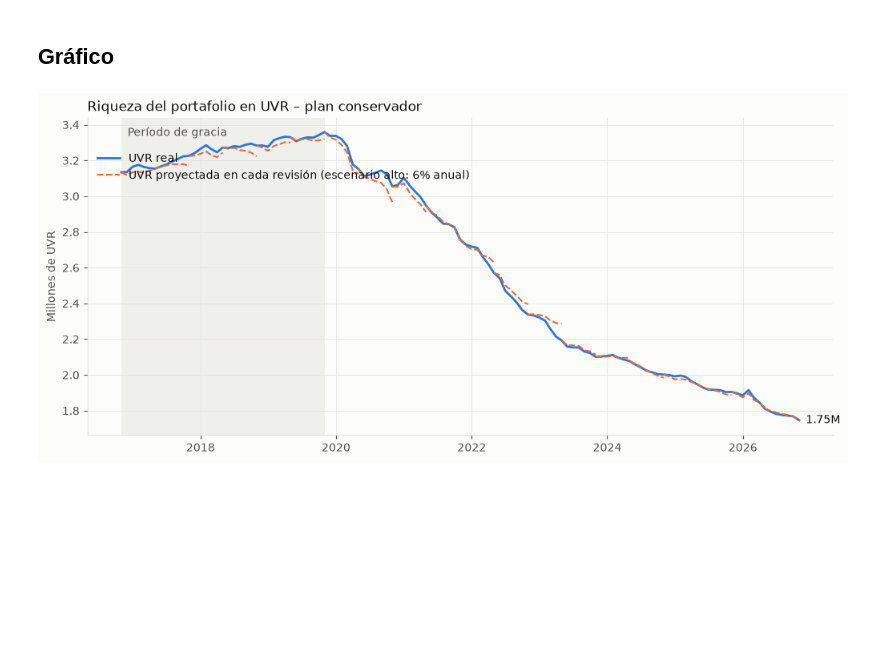
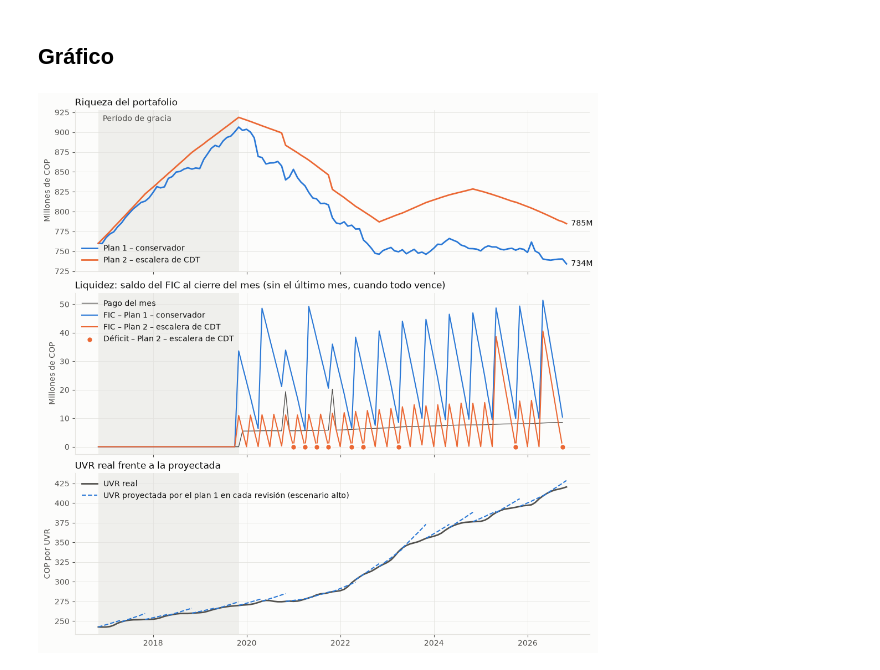
Before and after one commit to Efrain-J/seleccion-portafolio, a Jupyter notebook: notebooks/backtest_conservative.ipynb, the cells around one changed output. Cells and saved outputs as stored; diff of their text form; code cells hidden in the pictures; blank space fills up the shorter version.

```diff
--- a/notebooks/backtest_conservative.ipynb
+++ b/notebooks/backtest_conservative.ipynb
@@ -11,16 +14,22 @@ import pandas as pd
 
 from uvr_loan.cashflows import decision_months, month_to_period
 from uvr_loan.config import RESULTS_DIR, load_assumptions
+from uvr_loan.data.cleaning import load_monthly_panel
 from uvr_loan.inflation import project_uvr, scenarios
 
 cfg = load_assumptions()
 bt = cfg["backtest"]
 k = bt["rebalance_every"]
 scenario = cfg["conservative"]["liquidity_scenario"]
-inflation = scenarios(cfg)[scenario]
+panel = load_monthly_panel(cfg)  # UVR history before each review
 
-results = pd.read_csv(RESULTS_DIR / "backtest_conservative.csv")
-results["date"] = pd.PeriodIndex(results["period"], freq="M").to_timestamp(how="end").normalize()
-results.head()
+PLANS = {"conservative": "Plan 1 – conservador", "cdt_ladder": "Plan 2 – escalera de CDT"}
+results = {}
+for plan in PLANS:
+    df = pd.read_csv(RESULTS_DIR / f"backtest_{plan}.csv")
+    df["date"] = pd.PeriodIndex(df["period"], freq="M").to_timestamp(how="end").normalize()
+    results[plan] = df
+dates = results["conservative"]["date"]
+results["cdt_ladder"].head()
 # %% [output]
 |  | month | period | uvr | payment_cop | shortfall | fic | cdt | etf | wealth | review | ... |
@@ -34,11 +43,12 @@ results.head()
 
 Un tramo por revisión τ: los meses τ … τ + k, empezando en la UVR real de τ.
 # %%
-uvr_real = results.set_index("month")["uvr"]
+uvr_real = results["conservative"].set_index("month")["uvr"]
 
 
 def projection(tau: int) -> pd.Series:
     months = range(tau, tau + k + 1)
+    inflation = scenarios(cfg, panel.loc[: month_to_period(bt["t0"], tau), "uvr"])[scenario]
     values = [uvr_real[tau], *project_uvr(uvr_real[tau], inflation, k)]
     dates = [month_to_period(bt["t0"], m).to_timestamp(how="end").normalize() for m in months]
     return pd.Series(values, index=dates)
@@ -49,6 +59,7 @@ projections = [projection(tau) for tau in decision_months(bt)]
 ## Gráfico
 # %%
 BLUE, ORANGE = "#2a78d6", "#eb6834"
+COLORS = {"conservative": BLUE, "cdt_ladder": ORANGE}  # one color per plan, in both panels
 SCENARIO_NAMES = {"base": "base", "high": "alto", "low": "bajo"}
 TEXT, TEXT_2, GRID, SURFACE = "#0b0b0b", "#52514e", "#e4e3df", "#fcfcfb"
 
@@ -57,61 +68,80 @@ plt.rcParams.update(
         "figure.facecolor": SURFACE,
         "axes.facecolor": SURFACE,
         "axes.edgecolor": GRID,
         "axes.labelcolor": TEXT_2,
         "axes.titlecolor": TEXT,
         "xtick.color": TEXT_2,
         "ytick.color": TEXT_2,
         "axes.spines.top": False,
         "axes.spines.right": False,
         "axes.grid": True,
         "grid.color": GRID,
         "grid.linewidth": 0.6,
         "font.size": 10,
     }
 )
 
 grace_end = month_to_period(bt["t0"], cfg["loan"]["grace_months"]).to_timestamp(how="end")
+fig, (ax_w, ax_l, ax_u) = plt.subplots(3, 1, sharex=True, figsize=(10, 10), constrained_layout=True)
 
+for ax in (ax_w, ax_l, ax_u):
+    ax.axvspan(dates.iloc[0], grace_end, color=GRID, alpha=0.5, lw=0)
+ax_w.text(
+    dates.iloc[0], 0.97, "  Período de gracia", transform=ax_w.get_xaxis_transform(), va="top", color=TEXT_2
+)
 
-def shade_grace(ax):
-    ax.axvspan(results["date"].iloc[0], grace_end, color=GRID, alpha=0.5, lw=0)
-    ax.text(
-        results["date"].iloc[0],
-        0.97,
-        "  Período de gracia",
-        transform=ax.get_xaxis_transform(),
-        va="top",
-        color=TEXT_2,
+# Riqueza de cada plan
+for plan, df in results.items():
+    ax_w.plot(df["date"], df["wealth"] / 1e6, color=COLORS[plan], lw=2, label=PLANS[plan])
+    last = df.iloc[-1]
+    ax_w.annotate(
+        f"{last['wealth'] / 1e6:,.0f}M",
+        (last["date"], last["wealth"] / 1e6),
+        xytext=(6, 0),
+        textcoords="offset points",
+        va="center",
+        color=TEXT,
     )
+ax_w.set_title("Riqueza del portafolio", loc="left")
+ax_w.set_ylabel("Millones de COP")
+ax_w.legend(frameon=False, loc="lower left", labelcolor=TEXT)
 
+# Liquidez: saldo del FIC de cada plan y pago del mes (neutral: es el mismo para los dos planes).
+# Sin el último mes: en el mes H vencen todos los CDT y la escala no dejaría ver el resto.
+last_month = bt["horizon_months"]
+payments = results["conservative"].query("month < @last_month")
+ax_l.plot(payments["date"], payments["payment_cop"] / 1e6, color=TEXT_2, lw=1, label="Pago del mes")
+for plan, df in results.items():
+    df = df[df["month"] < last_month]
+    ax_l.plot(df["date"], df["fic"] / 1e6, color=COLORS[plan], lw=1.5, label=f"FIC – {PLANS[plan]}")
+    short = df[df["shortfall"] > 0]
+    ax_l.scatter(
+        short["date"],
+        short["fic"] / 1e6,
+        s=64,
+        color=COLORS[plan],
+        edgecolor=SURFACE,
+        linewidth=2,
+        zorder=3,
+        label=f"Déficit – {PLANS[plan]}" if len(short) else None,
+    )
+ax_l.set_title("Liquidez: saldo del FIC al cierre del mes (sin el último mes, cuando todo vence)", loc="left")
+ax_l.set_ylabel("Millones de COP")
+ax_l.legend(frameon=False, loc="upper left", labelcolor=TEXT)
 
-# Riqueza en UVR: con la UVR real y con la UVR proyectada en cada revisión
-wealth = results.set_index("date")["wealth"]
-wealth_uvr_real = wealth / results.set_index("date")["uvr"]
-
-fig, ax = plt.subplots(figsize=(10, 4.5), constrained_layout=True)
-shade_grace(ax)
-ax.plot(wealth_uvr_real.index, wealth_uvr_real / 1e6, color=BLUE, lw=2, label="UVR real")
+# UVR real (neutral: no pertenece a ningún plan) y proyectada por el plan 1
+ax_u.plot(dates, uvr_real.values, color=TEXT_2, lw=2, label="UVR real")
 for i, p in enumerate(projections):
-    p = p[p.index.isin(wealth.index)]
     label = (
-        f"UVR proyectada en cada revisión (escenario {SCENARIO_NAMES[scenario]}: {inflation:.0%} anual)"
+        f"UVR proyectada por el plan 1 en cada revisión (escenario {SCENARIO_NAMES[scenario]})"
         if i == 0
         else None
     )
-    ax.plot(p.index, wealth[p.index] / p.values / 1e6, color=ORANGE, lw=1.5, ls="--", label=label)
-ax.annotate(
-    f"{wealth_uvr_real.iloc[-1] / 1e6:,.2f}M",
-    (wealth_uvr_real.index[-1], wealth_uvr_real.iloc[-1] / 1e6),
-    xytext=(6, 0),
-    textcoords="offset points",
-    va="center",
-    color=TEXT,
-)
-ax.set_title("Riqueza del portafolio en UVR – plan conservador", loc="left")
-ax.set_ylabel("Millones de UVR")
-ax.legend(frameon=False, loc="upper left", bbox_to_anchor=(0, 0.92), labelcolor=TEXT)
+    ax_u.plot(p.index, p.values, color=COLORS["conservative"], lw=1.5, ls="--", label=label)
+ax_u.set_title("UVR real frente a la proyectada", loc="left")
+ax_u.set_ylabel("COP por UVR")
+ax_u.legend(frameon=False, loc="upper left", labelcolor=TEXT)
 
 plt.show()
 # %% [output]
-[figure, old version]
+[figure, new version]
```
Also changed, not shown: parts of 5 cells of this notebook, 15 other files.
